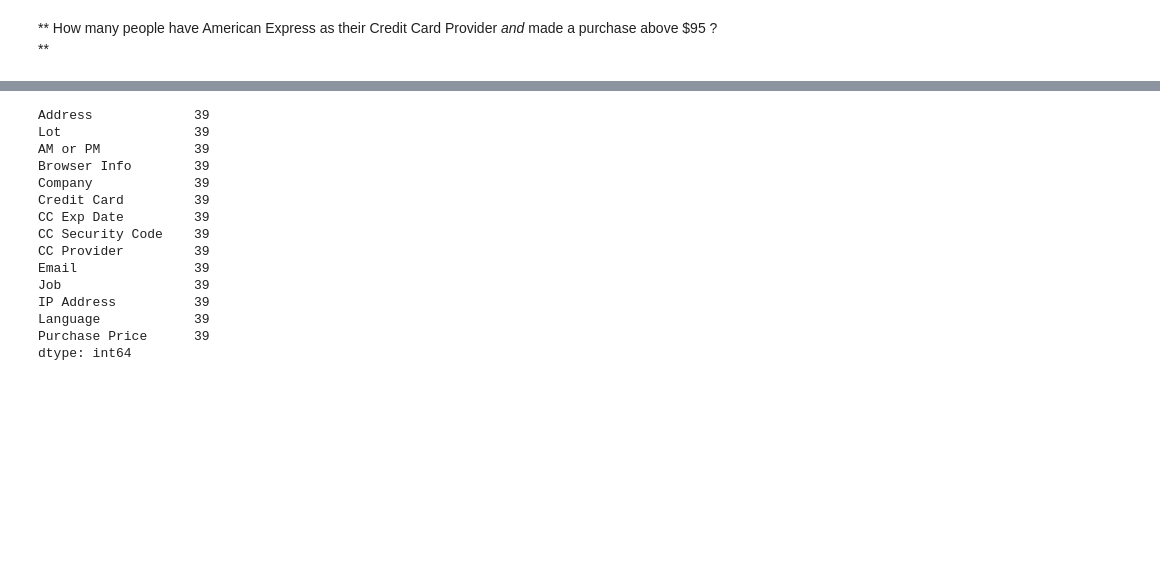
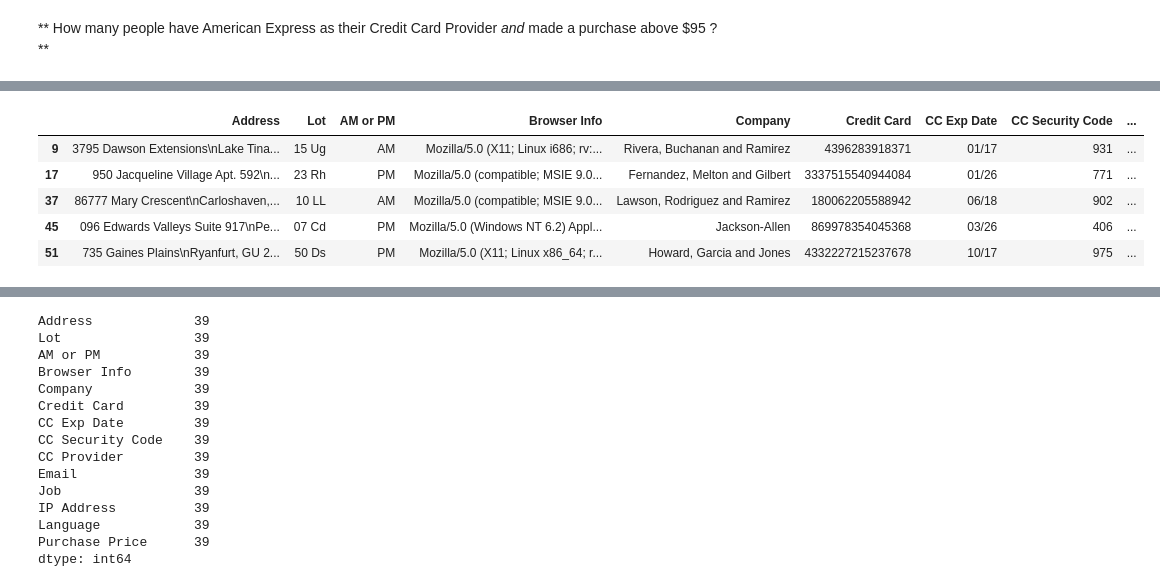
Before and after one commit to roblivesinottawa/data_science_machine_learning_python, a Jupyter notebook: 04-Pandas-Exercises/03-Ecommerce Purchases Exercise .ipynb, the cells around one changed output, grey strips where cells are left out. Cells and saved outputs as stored; diff of their text form; code cells hidden in the pictures; blank space fills up the shorter version.

```diff
--- a/04-Pandas-Exercises/03-Ecommerce Purchases Exercise .ipynb
+++ b/04-Pandas-Exercises/03-Ecommerce Purchases Exercise .ipynb
@@ -169,0 +327,9 @@ Name: Email, dtype: object
+# %%
+ecom[ecom['CC Provider'] == 'American Express'].head(5)
+# %% [output]
+|  | Address | Lot | AM or PM | Browser Info | Company | Credit Card | CC Exp Date | CC Security Code | ... |
+| 9 | 3795 Dawson Extensions\nLake Tina... | 15 Ug | AM | Mozilla/5.0 (X11; Linux i686; rv:... | Rivera, Buchanan and Ramirez | 4396283918371 | 01/17 | 931 | ... |
+| 17 | 950 Jacqueline Village Apt. 592\n... | 23 Rh | PM | Mozilla/5.0 (compatible; MSIE 9.0... | Fernandez, Melton and Gilbert | 3337515540944084 | 01/26 | 771 | ... |
+| 37 | 86777 Mary Crescent\nCarloshaven,... | 10 LL | AM | Mozilla/5.0 (compatible; MSIE 9.0... | Lawson, Rodriguez and Ramirez | 180062205588942 | 06/18 | 902 | ... |
+| 45 | 096 Edwards Valleys Suite 917\nPe... | 07 Cd | PM | Mozilla/5.0 (Windows NT 6.2) Appl... | Jackson-Allen | 869978354045368 | 03/26 | 406 | ... |
+| 51 | 735 Gaines Plains\nRyanfurt, GU 2... | 50 Ds | PM | Mozilla/5.0 (X11; Linux x86_64; r... | Howard, Garcia and Jones | 4332227215237678 | 10/17 | 975 | ... |
```
Also changed, not shown: parts of 26 cells of this notebook.
